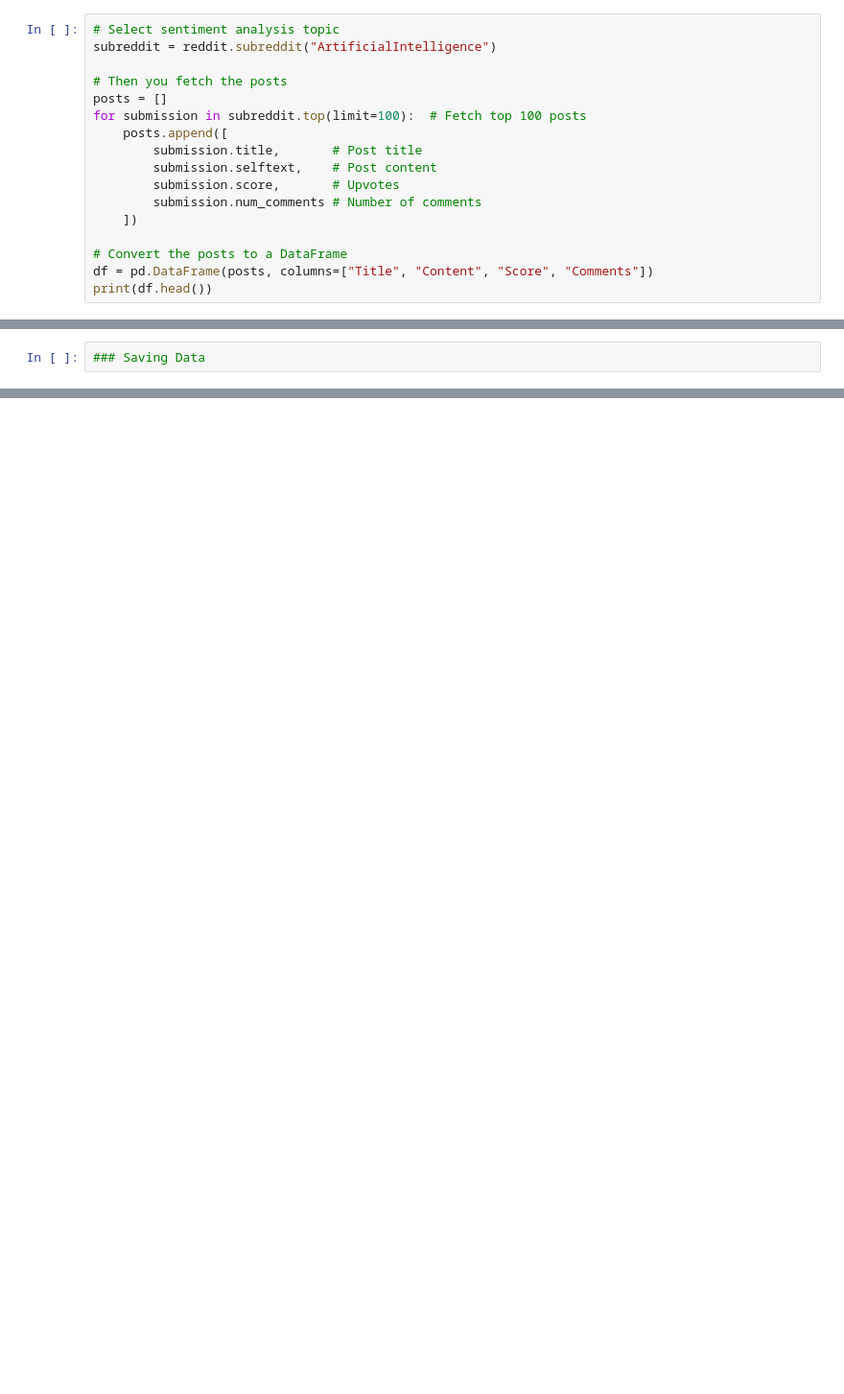
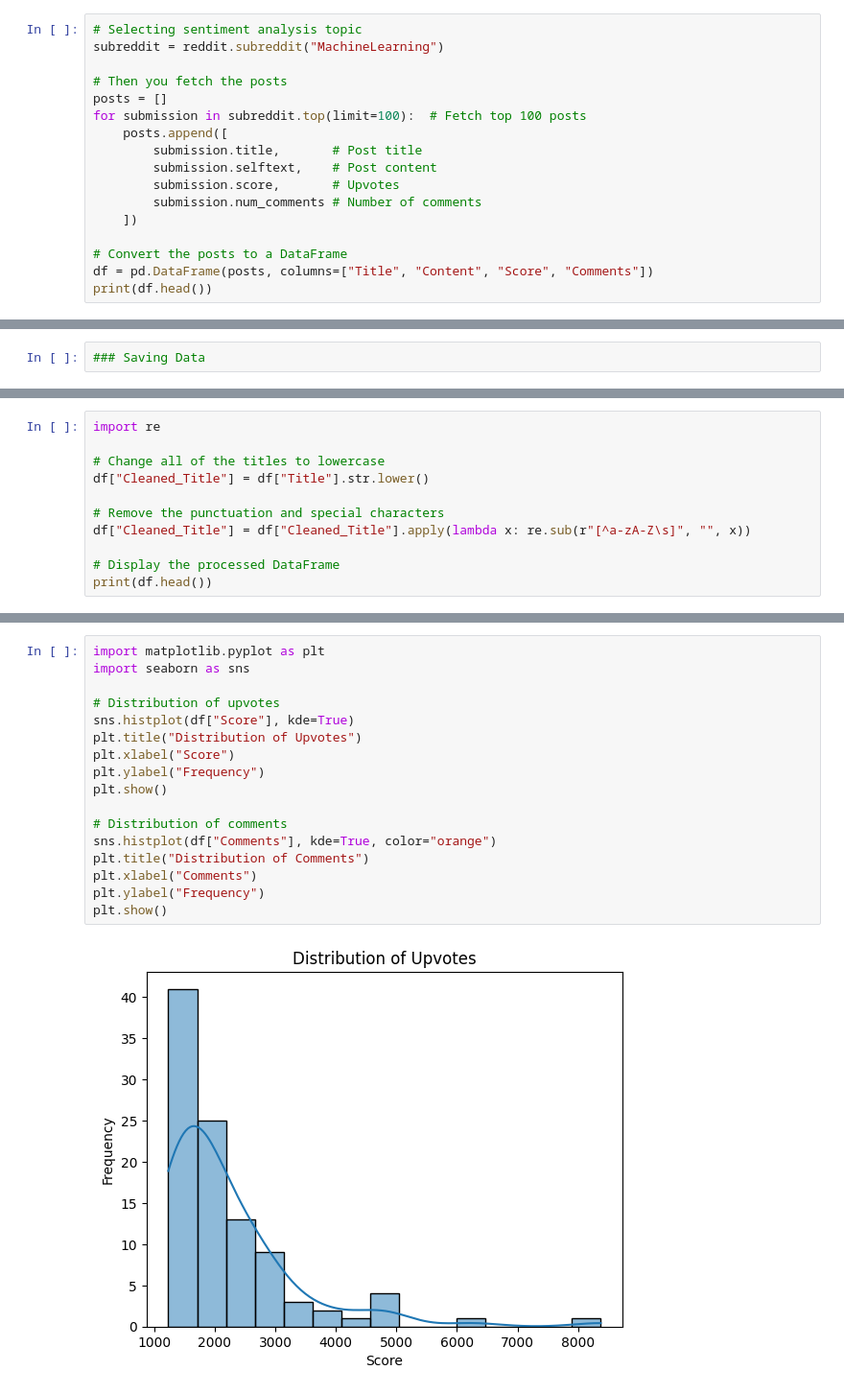
Before and after one commit to Soumika-Seelam/sm-sentimentanalysis, a Jupyter notebook: analysis.ipynb, the cells around one changed output, grey strips where cells are left out. Shown at 96% size. Cells and saved outputs as stored; diff of their text form; blank space fills up the shorter version.

Commit message:
completed preprocessing, data visualization, and sentiment analysis

```diff
--- a/analysis.ipynb
+++ b/analysis.ipynb
@@ -27,6 +37,6 @@ Env Setup Done!
 # %%
-# Select sentiment analysis topic
-subreddit = reddit.subreddit("ArtificialIntelligence")
+# Selecting sentiment analysis topic
+subreddit = reddit.subreddit("MachineLearning")
 
 # Then you fetch the posts
 posts = []
@@ -51,0 +104,11 @@ print("Data saved to reddit_ai_posts.csv")
+# %%
+import re
+
+# Change all of the titles to lowercase
+df["Cleaned_Title"] = df["Title"].str.lower()
+
+# Remove the punctuation and special characters
+df["Cleaned_Title"] = df["Cleaned_Title"].apply(lambda x: re.sub(r"[^a-zA-Z\s]", "", x))
+
+# Display the processed DataFrame
+print(df.head())
@@ -51,0 +131,19 @@ print("Data saved to reddit_ai_posts.csv")
+# %%
+import matplotlib.pyplot as plt
+import seaborn as sns
+
+# Distribution of upvotes
+sns.histplot(df["Score"], kde=True)
+plt.title("Distribution of Upvotes")
+plt.xlabel("Score")
+plt.ylabel("Frequency")
+plt.show()
+
+# Distribution of comments
+sns.histplot(df["Comments"], kde=True, color="orange")
+plt.title("Distribution of Comments")
+plt.xlabel("Comments")
+plt.ylabel("Frequency")
+plt.show()
+# %% [output]
+[figure, added]
```
Also changed, not shown: parts of 19 cells of this notebook, 1 other file.
